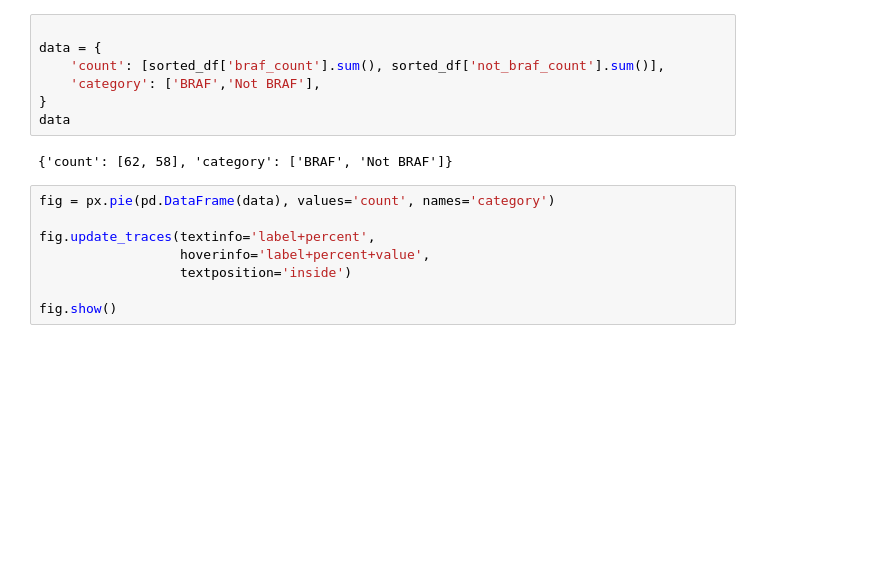
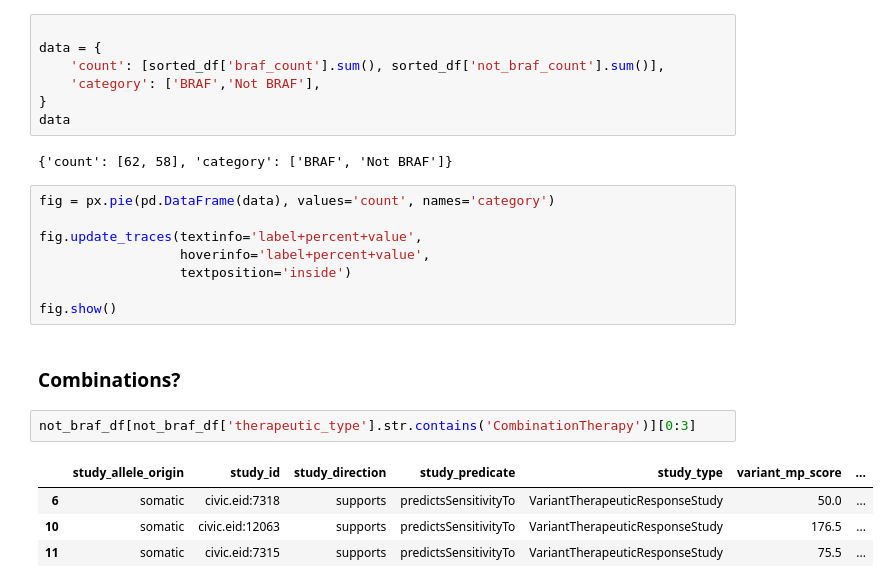
Before and after one commit to cancervariants/metakb, a Jupyter notebook: notebooks/therapeutics.ipynb, the cells around one changed output. Drawn from its saved outputs; the diff is of its cells as text; blank space fills up the shorter version.

```diff
--- a/notebooks/therapeutics.ipynb
+++ b/notebooks/therapeutics.ipynb
@@ -528,8 +528,17 @@ data
 # %%
 fig = px.pie(pd.DataFrame(data), values='count', names='category')
 
-fig.update_traces(textinfo='label+percent',
+fig.update_traces(textinfo='label+percent+value',
                   hoverinfo='label+percent+value',
                   textposition='inside')
 
 fig.show()
+# %% [markdown]
+### Combinations?
+# %%
+not_braf_df[not_braf_df['therapeutic_type'].str.contains('CombinationTherapy')][0:3]
+# %% [output]
+|  | study_allele_origin | study_id | study_direction | study_predicate | study_type | variant_mp_score | ... |
+| 6 | somatic | civic.eid:7318 | supports | predictsSensitivityTo | VariantTherapeuticResponseStudy | 50.0 | ... |
+| 10 | somatic | civic.eid:12063 | supports | predictsSensitivityTo | VariantTherapeuticResponseStudy | 176.5 | ... |
+| 11 | somatic | civic.eid:7315 | supports | predictsSensitivityTo | VariantTherapeuticResponseStudy | 75.5 | ... |
```
Also changed, not shown: parts of 7 cells of this notebook.
